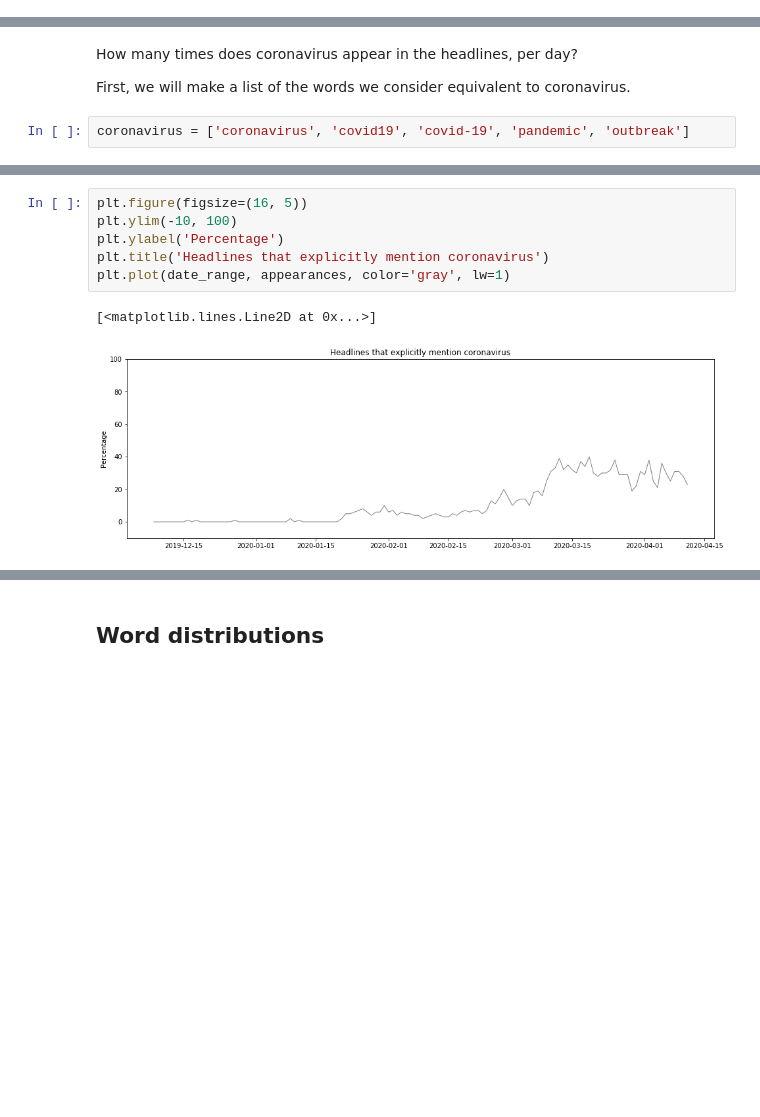
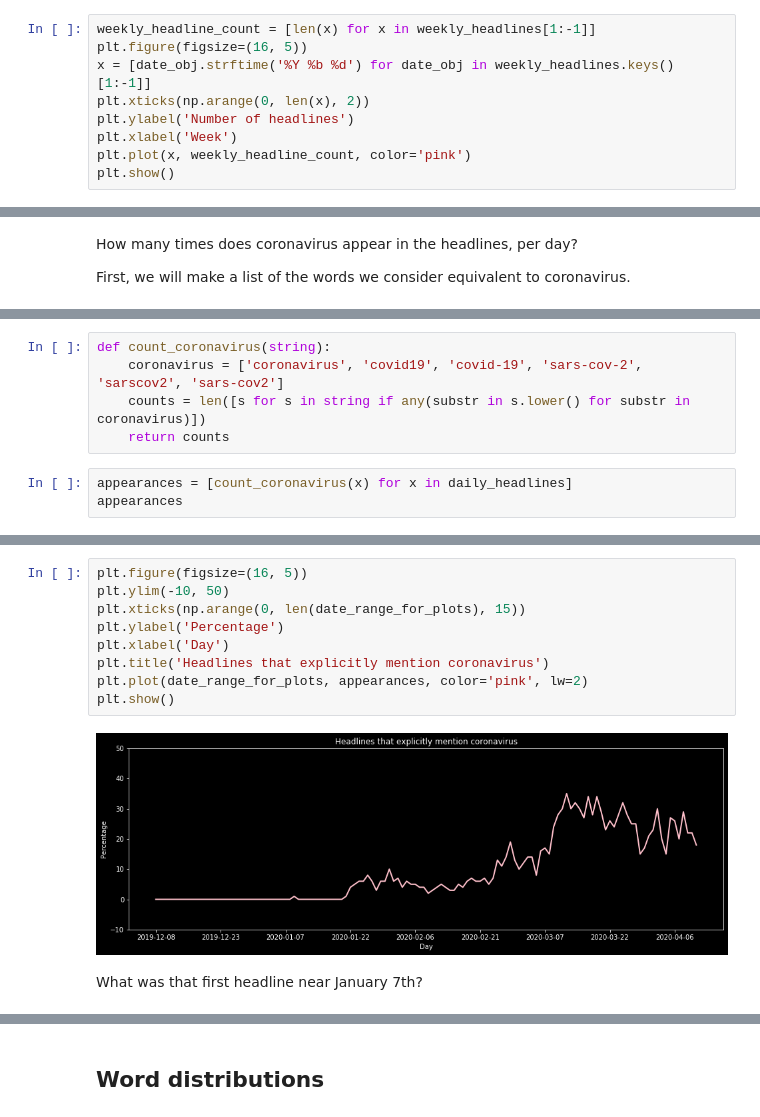
Before and after one commit to brienna/coronavirus-news-analysis, a Jupyter notebook: 2020_04_09_washington_post_scraper.ipynb, the cells around one changed output, grey strips where cells are left out. Cells and saved outputs as stored; diff of their text form; blank space fills up the shorter version.

```diff
--- a/2020_04_09_washington_post_scraper.ipynb
+++ b/2020_04_09_washington_post_scraper.ipynb
@@ -399,0 +446,9 @@ plt.show()
+# %%
+weekly_headline_count = [len(x) for x in weekly_headlines[1:-1]]
+plt.figure(figsize=(16, 5))
+x = [date_obj.strftime('%Y %b %d') for date_obj in weekly_headlines.keys()[1:-1]]
+plt.xticks(np.arange(0, len(x), 2))
+plt.ylabel('Number of headlines')
+plt.xlabel('Week')
+plt.plot(x, weekly_headline_count, color='pink')
+plt.show()
@@ -401,5 +458,3 @@ plt.show()
 How many times does coronavirus appear in the headlines, per day?
 
 First, we will make a list of the words we consider equivalent to coronavirus.
-# %%
-coronavirus = ['coronavirus', 'covid19', 'covid-19', 'pandemic', 'outbreak']
@@ -422,0 +491,8 @@ Name: headline, Length: 126, dtype: int64
+# %%
+def count_coronavirus(string):
+    coronavirus = ['coronavirus', 'covid19', 'covid-19', 'sars-cov-2', 'sarscov2', 'sars-cov2']
+    counts = len([s for s in string if any(substr in s.lower() for substr in coronavirus)])
+    return counts
+# %%
+appearances = [count_coronavirus(x) for x in daily_headlines]
+appearances
@@ -423,9 +517,13 @@ Name: headline, Length: 126, dtype: int64
 # %%
 plt.figure(figsize=(16, 5))
-plt.ylim(-10, 100)
+plt.ylim(-10, 50)
+plt.xticks(np.arange(0, len(date_range_for_plots), 15))
 plt.ylabel('Percentage')
+plt.xlabel('Day')
 plt.title('Headlines that explicitly mention coronavirus')
-plt.plot(date_range, appearances, color='gray', lw=1)
+plt.plot(date_range_for_plots, appearances, color='pink', lw=2)
+plt.show()
 # %% [output]
-[<matplotlib.lines.Line2D at 0x...>]
-[figure, old version]
+[figure, new version]
+# %% [markdown]
+What was that first headline near January 7th?
```
Also changed, not shown: parts of 81 cells of this notebook.
